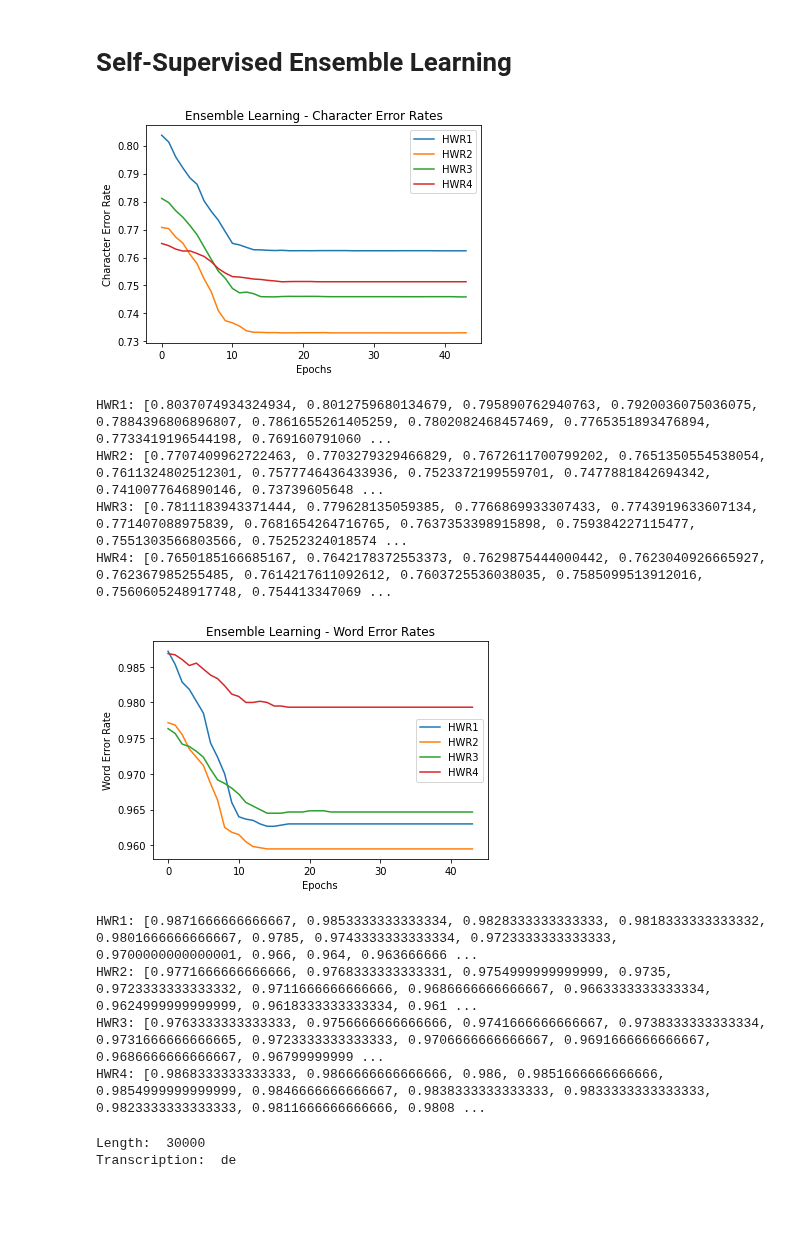
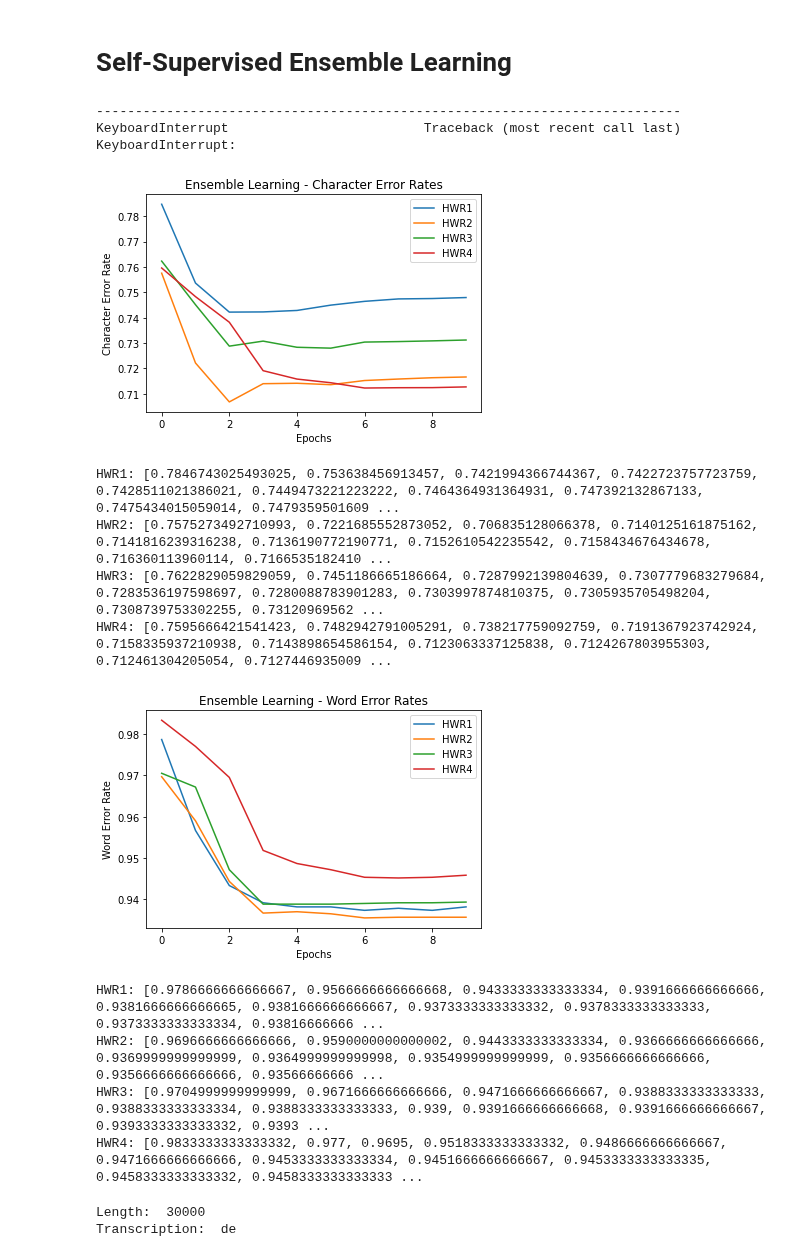
Before and after one commit to ericburdett/cs601r-dl, a Jupyter notebook: tl.ipynb, the cells around one changed output. Saved outputs shown, nothing was run; the diff lists cells and outputs as text; code cells hidden in the pictures; blank space fills up the shorter version.

```diff
--- a/tl.ipynb
+++ b/tl.ipynb
@@ -1232,7 +1228,7 @@ def train(hwr1, hwr2, hwr3, hwr4, dataset):
     BATCH_SIZE = 100
     SEQUENCE_SIZE = 20
     SCHEDULER_PATIENCE = 2
-    SCHEDULER_FACTOR = .2
+    SCHEDULER_FACTOR = .1
 
     dataset_size = len(dataset)
     train_size = int(.8 * dataset_size)
@@ -1242,10 +1238,10 @@ def train(hwr1, hwr2, hwr3, hwr4, dataset):
 
     encoder = Encoder(sequence_size=SEQUENCE_SIZE)
 
-    hwr1_optimizer = optim.Adam(hwr1.parameters(), lr=1e-5)
-    hwr2_optimizer = optim.Adam(hwr2.parameters(), lr=1e-5)
-    hwr3_optimizer = optim.Adam(hwr3.parameters(), lr=1e-5)
-    hwr4_optimizer = optim.Adam(hwr4.parameters(), lr=1e-5)
+    hwr1_optimizer = optim.Adam(hwr1.parameters(), lr=1e-4)
+    hwr2_optimizer = optim.Adam(hwr2.parameters(), lr=1e-4)
+    hwr3_optimizer = optim.Adam(hwr3.parameters(), lr=1e-4)
+    hwr4_optimizer = optim.Adam(hwr4.parameters(), lr=1e-4)
 
     hwr1_scheduler = optim.lr_scheduler.ReduceLROnPlateau(hwr1_optimizer, factor=SCHEDULER_FACTOR, patience=SCHEDULER_PATIENCE)
     hwr2_scheduler = optim.lr_scheduler.ReduceLROnPlateau(hwr2_optimizer, factor=SCHEDULER_FACTOR, patience=SCHEDULER_PATIENCE)
@@ -1472,14 +1468,18 @@ hwr4 = hwr4.cuda()
 rimes_dataset = RimesDataset(desired_size=(32, 128), total_imgs=30000)
 
 models, losses, cers, wers = train(hwr1, hwr2, hwr3, hwr4, rimes_dataset)
+# %% [output]
+---------------------------------------------------------------------------
+KeyboardInterrupt                         Traceback (most recent call last)
+KeyboardInterrupt:
 # %%
 plt.title('Ensemble Learning - Character Error Rates')
 plt.xlabel('Epochs')
 plt.ylabel('Character Error Rate')
-plt.plot(cers[0], label='HWR1')
-plt.plot(cers[1], label='HWR2')
-plt.plot(cers[2], label='HWR3')
-plt.plot(cers[3], label='HWR4')
+plt.plot(cers[0][:10], label='HWR1')
+plt.plot(cers[1][:10], label='HWR2')
+plt.plot(cers[2][:10], label='HWR3')
+plt.plot(cers[3][:10], label='HWR4')
 plt.legend()
 plt.show()
 print('HWR1:', cers[0])
@@ -1487,31 +1487,31 @@ print('HWR2:', cers[1])
 print('HWR3:', cers[2])
 print('HWR4:', cers[3])
 # %% [output]
-[figure, old version]
+[figure, new version]
-HWR1: [0.8037074934324934, 0.8012759680134679, 0.795890762940763, 0.7920036075036075, 0.7884396806896807, 0.7861655261405259, 0.7802082468457469, 0.7765351893476894, 0.7733419196544198, 0.769160791060 ...
-HWR2: [0.7707409962722463, 0.7703279329466829, 0.7672611700799202, 0.7651350554538054, 0.7611324802512301, 0.7577746436433936, 0.7523372199559701, 0.7477881842694342, 0.7410077646890146, 0.73739605648 ...
-HWR3: [0.7811183943371444, 0.779628135059385, 0.7766869933307433, 0.7743919633607134, 0.771407088975839, 0.7681654264716765, 0.7637353398915898, 0.759384227115477, 0.7551303566803566, 0.75252324018574 ...
-HWR4: [0.7650185166685167, 0.7642178372553373, 0.7629875444000442, 0.7623040926665927, 0.762367985255485, 0.7614217611092612, 0.7603725536038035, 0.7585099513912016, 0.7560605248917748, 0.754413347069 ...
+HWR1: [0.7846743025493025, 0.753638456913457, 0.7421994366744367, 0.7422723757723759, 0.7428511021386021, 0.7449473221223222, 0.7464364931364931, 0.747392132867133, 0.7475434015059014, 0.7479359501609 ...
+HWR2: [0.7575273492710993, 0.7221685552873052, 0.706835128066378, 0.7140125161875162, 0.7141816239316238, 0.7136190772190771, 0.7152610542235542, 0.7158434676434678, 0.716360113960114, 0.7166535182410 ...
+HWR3: [0.7622829059829059, 0.7451186665186664, 0.7287992139804639, 0.7307779683279684, 0.7283536197598697, 0.7280088783901283, 0.7303997874810375, 0.7305935705498204, 0.7308739753302255, 0.73120969562 ...
+HWR4: [0.7595666421541423, 0.7482942791005291, 0.738217759092759, 0.7191367923742924, 0.7158335937210938, 0.7143898654586154, 0.7123063337125838, 0.7124267803955303, 0.712461304205054, 0.7127446935009 ...
 # %%
 plt.title('Ensemble Learning - Word Error Rates')
 plt.xlabel('Epochs')
 plt.ylabel('Word Error Rate')
-plt.plot(wers[0], label='HWR1')
-plt.plot(wers[1], label='HWR2')
-plt.plot(wers[2], label='HWR3')
-plt.plot(wers[3], label='HWR4')
+plt.plot(wers[0][:10], label='HWR1')
+plt.plot(wers[1][:10], label='HWR2')
+plt.plot(wers[2][:10], label='HWR3')
+plt.plot(wers[3][:10], label='HWR4')
 plt.legend()
 plt.show()
 print('HWR1:', wers[0])
 print('HWR2:', wers[1])
 print('HWR3:', wers[2])
 print('HWR4:', wers[3])
 # %% [output]
-[figure, old version]
+[figure, new version]
-HWR1: [0.9871666666666667, 0.9853333333333334, 0.9828333333333333, 0.9818333333333332, 0.9801666666666667, 0.9785, 0.9743333333333334, 0.9723333333333333, 0.9700000000000001, 0.966, 0.964, 0.963666666 ...
-HWR2: [0.9771666666666666, 0.9768333333333331, 0.9754999999999999, 0.9735, 0.9723333333333332, 0.9711666666666666, 0.9686666666666667, 0.9663333333333334, 0.9624999999999999, 0.9618333333333334, 0.961 ...
-HWR3: [0.9763333333333333, 0.9756666666666666, 0.9741666666666667, 0.9738333333333334, 0.9731666666666665, 0.9723333333333333, 0.9706666666666667, 0.9691666666666667, 0.9686666666666667, 0.96799999999 ...
-HWR4: [0.9868333333333333, 0.9866666666666666, 0.986, 0.9851666666666666, 0.9854999999999999, 0.9846666666666667, 0.9838333333333333, 0.9833333333333333, 0.9823333333333333, 0.9811666666666666, 0.9808 ...
+HWR1: [0.9786666666666667, 0.9566666666666668, 0.9433333333333334, 0.9391666666666666, 0.9381666666666665, 0.9381666666666667, 0.9373333333333332, 0.9378333333333333, 0.9373333333333334, 0.93816666666 ...
+HWR2: [0.9696666666666666, 0.9590000000000002, 0.9443333333333334, 0.9366666666666666, 0.9369999999999999, 0.9364999999999998, 0.9354999999999999, 0.9356666666666666, 0.9356666666666666, 0.93566666666 ...
+HWR3: [0.9704999999999999, 0.9671666666666666, 0.9471666666666667, 0.9388333333333333, 0.9388333333333334, 0.9388333333333333, 0.939, 0.9391666666666668, 0.9391666666666667, 0.9393333333333332, 0.9393 ...
+HWR4: [0.9833333333333332, 0.977, 0.9695, 0.9518333333333332, 0.9486666666666667, 0.9471666666666666, 0.9453333333333334, 0.9451666666666667, 0.9453333333333335, 0.9458333333333332, 0.9458333333333333 ...
 # %%
 rimes = RimesDataset(total_imgs=30000)
 index = 10226
```
Also changed, not shown: parts of 4 cells of this notebook.
